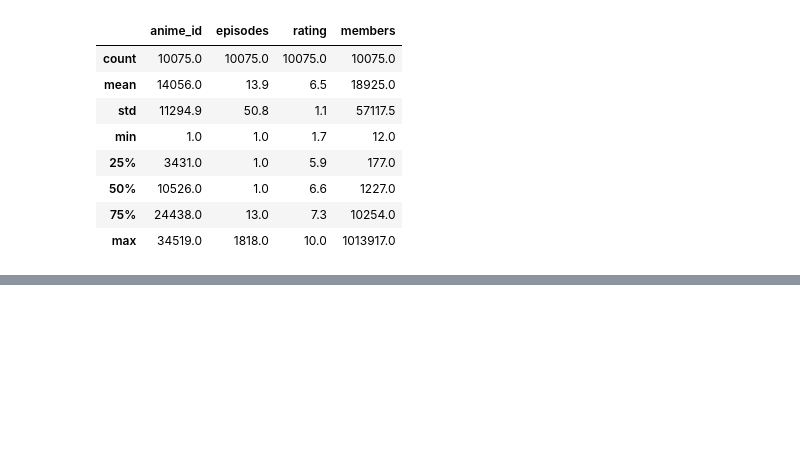
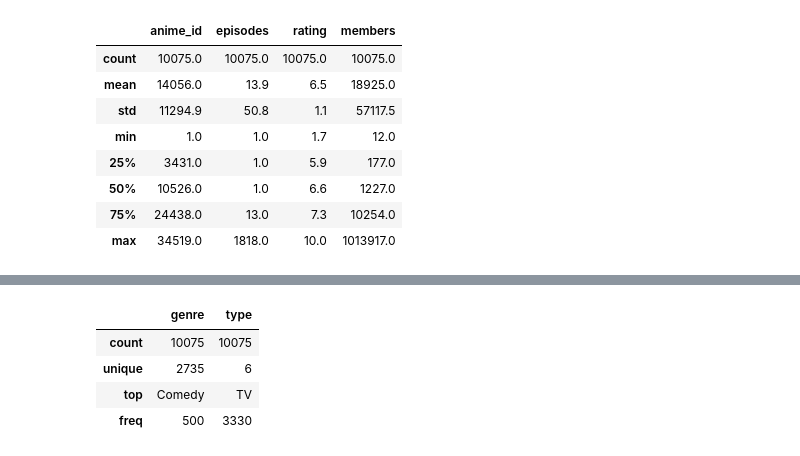
Before and after one commit to mocamocaland/jupyterbook_sample, a Jupyter notebook: pandas_sample_3_7.ipynb, the cells around one changed output, grey strips where cells are left out. Cells and saved outputs as stored; diff of their text form; code cells hidden in the pictures; blank space fills up the shorter version.

```diff
--- a/pandas_sample_3_7.ipynb
+++ b/pandas_sample_3_7.ipynb
@@ -41,0 +52,8 @@ df.describe(percentile).round(1)
+# %%
+df[['genre', 'type']].describe()
+# %% [output]
+|  | genre | type |
+| count | 10075 | 10075 |
+| unique | 2735 | 6 |
+| top | Comedy | TV |
+| freq | 500 | 3330 |
```
Also changed, not shown: parts of 1 cell of this notebook, 2 other files.
